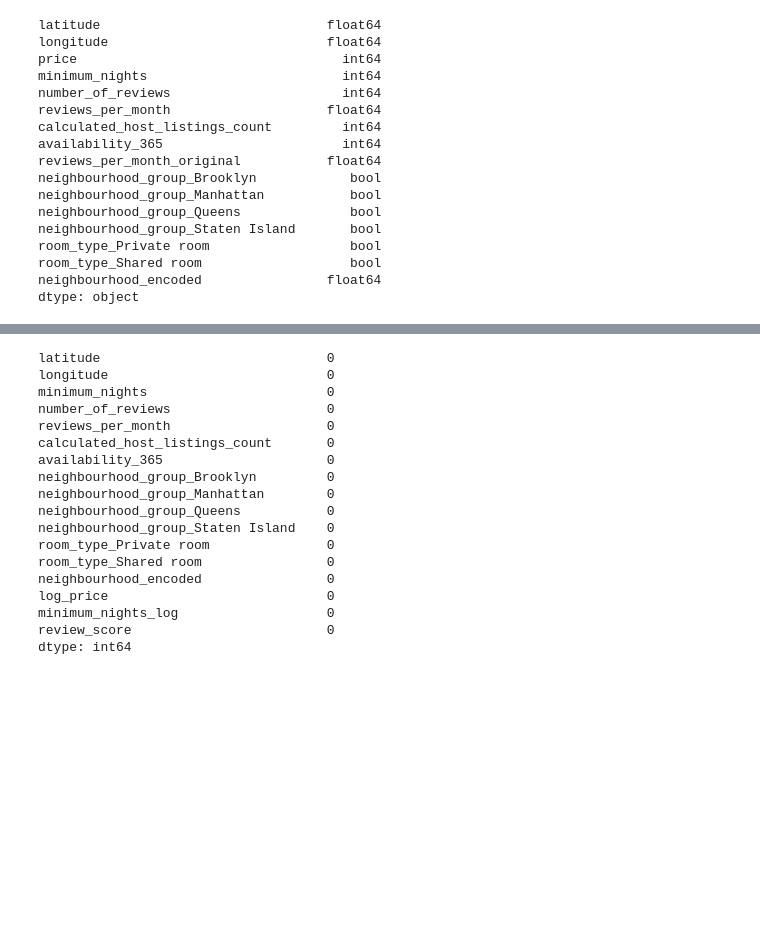
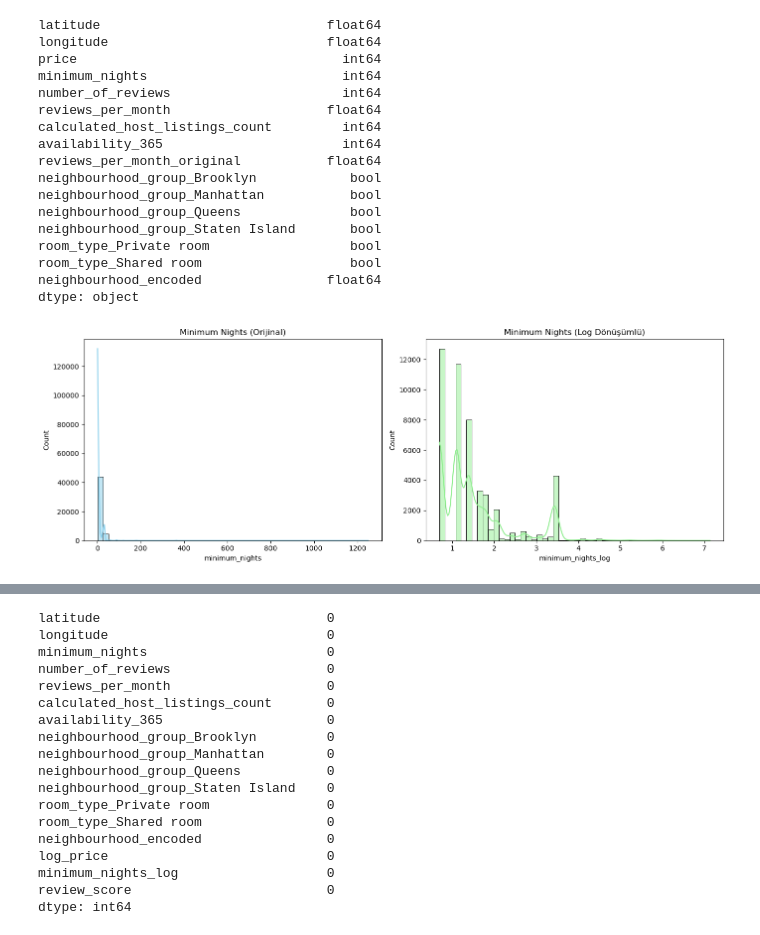
Before and after one commit to Sarizeybekk/airbnb-analysis-prediction, a Jupyter notebook: prediction.ipynb, the cells around one changed output, grey strips where cells are left out. Drawn from its saved outputs; the diff is of its cells as text; code cells hidden in the pictures; blank space fills up the shorter version.

```diff
--- a/prediction.ipynb
+++ b/prediction.ipynb
@@ -308,3 +308,23 @@ df["log_price"] = np.log1p(df["price"])
 # %%
 df["minimum_nights_log"] = np.log1p(df["minimum_nights"])
 df["review_score"] = df["reviews_per_month"] * df["number_of_reviews"]
+# %%
+import matplotlib.pyplot as plt
+import seaborn as sns
+
+fig, axes = plt.subplots(1, 2, figsize=(14, 5))
+
+# Orijinal minimum_nights
+sns.histplot(df["minimum_nights"], bins=50, kde=True, ax=axes[0], color="skyblue")
+axes[0].set_title("Minimum Nights (Orijinal)")
+axes[0].set_xlabel("minimum_nights")
+
+# Log dönüşümlü minimum_nights
+sns.histplot(df["minimum_nights_log"], bins=50, kde=True, ax=axes[1], color="lightgreen")
+axes[1].set_title("Minimum Nights (Log Dönüşümlü)")
+axes[1].set_xlabel("minimum_nights_log")
+
+plt.tight_layout()
+plt.show()
+# %% [output]
+[figure, added]
```
Also changed, not shown: parts of 11 cells of this notebook, 1 other file.
